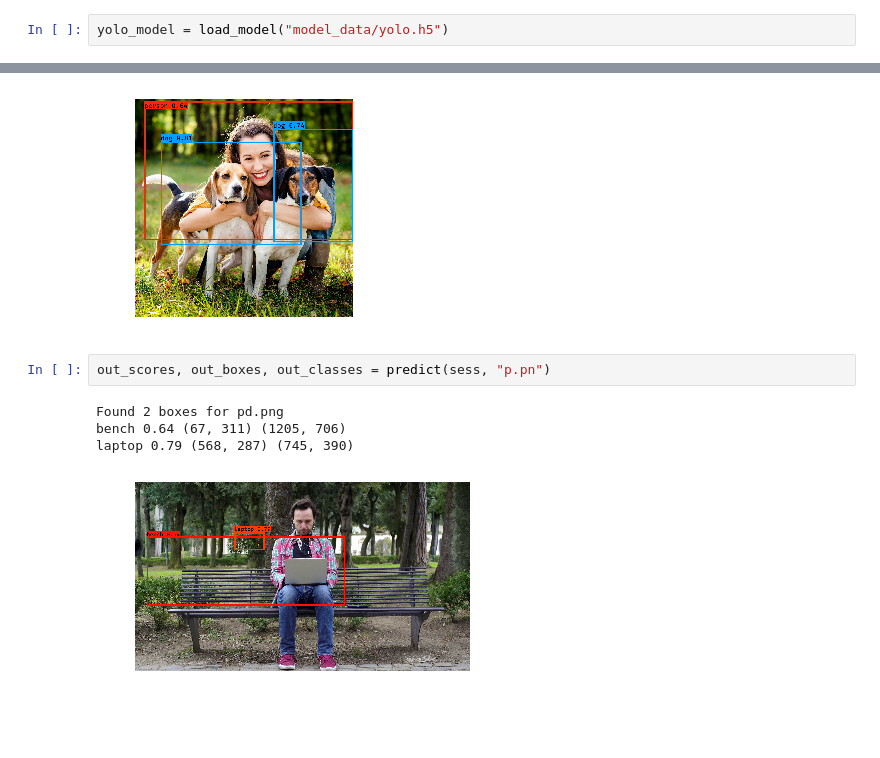
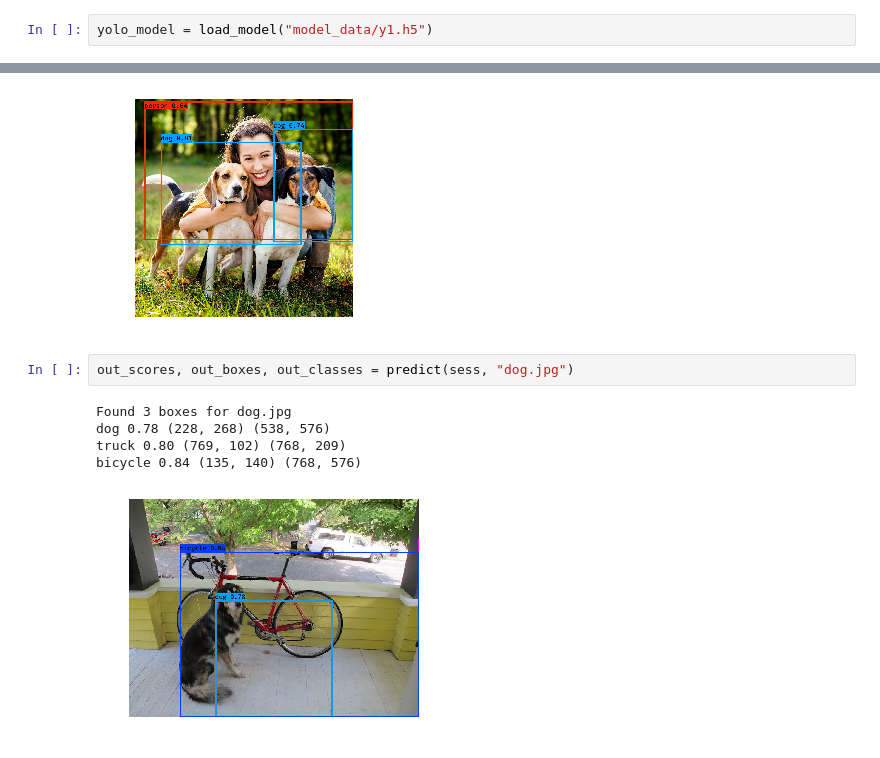
Before and after one commit to manankshastri/Object-Detection, a Jupyter notebook: ObjectDetection-YoloV2.ipynb, the cells around one changed output, grey strips where cells are left out. Drawn from its saved outputs; the diff is of its cells as text; blank space fills up the shorter version.

```diff
--- a/ObjectDetection-YoloV2.ipynb
+++ b/ObjectDetection-YoloV2.ipynb
@@ -141,7 +141,7 @@ image_shape = (720., 1280.)
 # %% [markdown]
 Loading a pretrained model.
 # %%
-yolo_model = load_model("model_data/yolo.h5")
+yolo_model = load_model("model_data/y1.h5")
 # %%
 yolo_model.summary()
 # %% [output]
@@ -228,9 +228,10 @@ dog 0.74 (634, 138) (1000, 657)
 dog 0.81 (118, 196) (764, 671)
 [figure]
 # %%
-out_scores, out_boxes, out_classes = predict(sess, "p.pn")
+out_scores, out_boxes, out_classes = predict(sess, "dog.jpg")
 # %% [output]
-Found 2 boxes for pd.png
-bench 0.64 (67, 311) (1205, 706)
-laptop 0.79 (568, 287) (745, 390)
+Found 3 boxes for dog.jpg
+dog 0.78 (228, 268) (538, 576)
+truck 0.80 (769, 102) (768, 209)
+bicycle 0.84 (135, 140) (768, 576)
-[figure, old version]
+[figure, new version]
```
Also changed, not shown: 6 other files.
